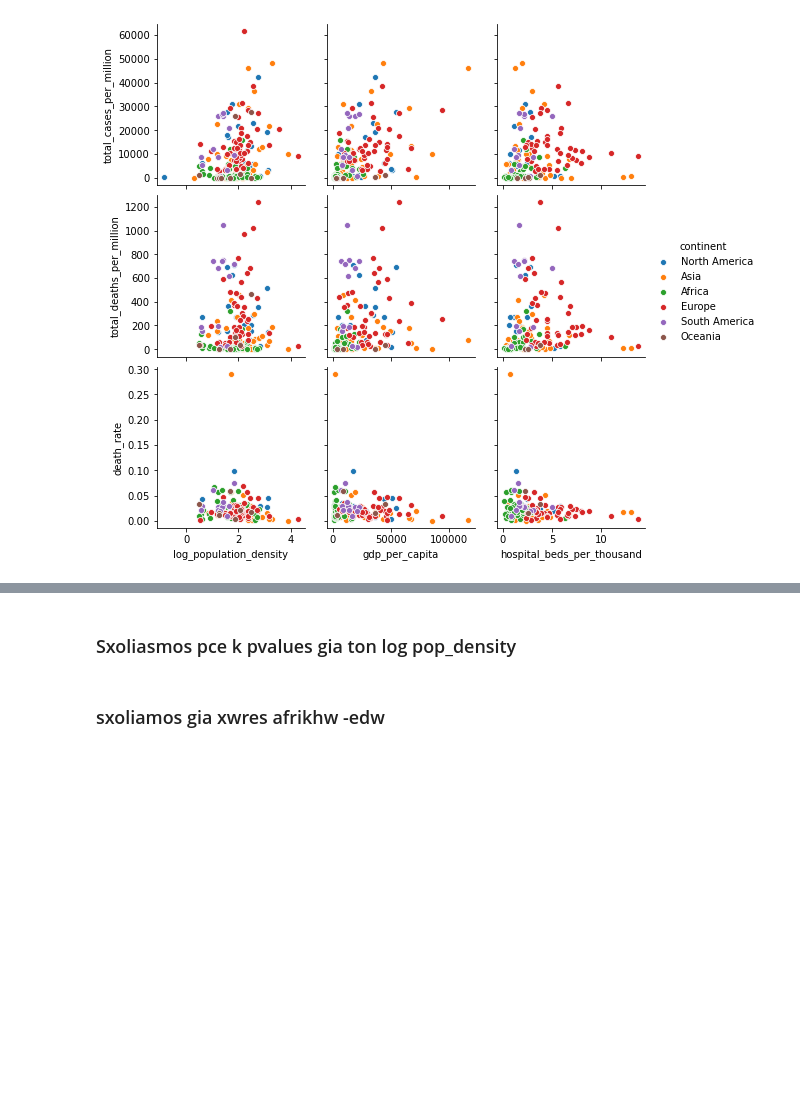
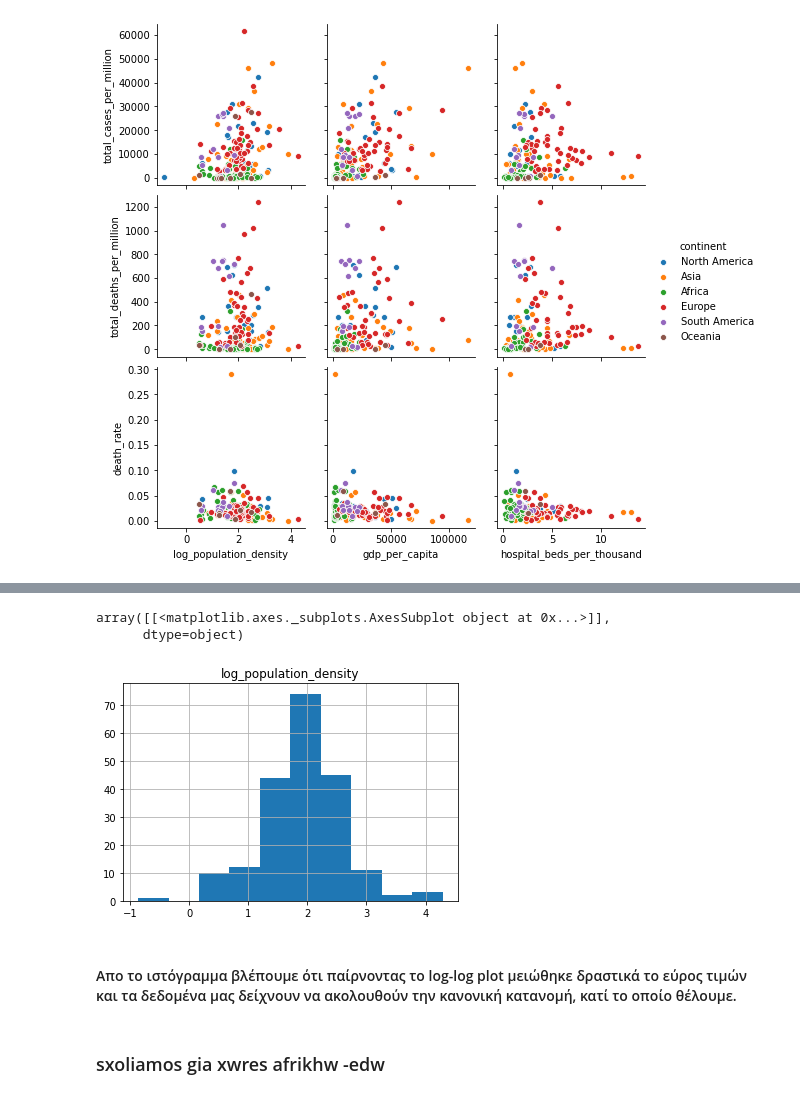
Before and after one commit to lkostakis/data-mining-covid19, a Jupyter notebook: ask4.ipynb, the cells around one changed output, grey strips where cells are left out. Saved outputs shown, nothing was run; the diff lists cells and outputs as text; code cells hidden in the pictures; blank space fills up the shorter version.

```diff
--- a/ask4.ipynb
+++ b/ask4.ipynb
@@ -149,8 +160,14 @@ correlationCoefficient(1)
 |       gdp_per_capita       | 0.050742345928191934 |   0.000796241313640362   |  5.618893933758231e-14  |
 | hospital_beds_per_thousand | 0.022213004275193855 |    0.4714442835248957    |   0.06643455866616964   |
 +----------------------------+----------------------+--------------------------+-------------------------+
-# %% [markdown]
-### Sxoliasmos pce k pvalues gia ton log pop_density
+# %%
+df.hist(column='log_population_density')
+# %% [output]
+array([[<matplotlib.axes._subplots.AxesSubplot object at 0x...>]],
+      dtype=object)
+[figure, added]
+# %% [markdown]
+#### Απο το ιστόγραμμα βλέπουμε ότι παίρνοντας το log-log plot μειώθηκε δραστικά το εύρος τιμών και τα δεδομένα μας δείχνουν να ακολουθούν την κανονική κατανομή, κατί το οποίο θέλουμε.
 # %% [markdown]
 ### sxoliamos gia xwres afrikhw -edw
 # %% [markdown]
```
Also changed, not shown: parts of 6 cells of this notebook.
